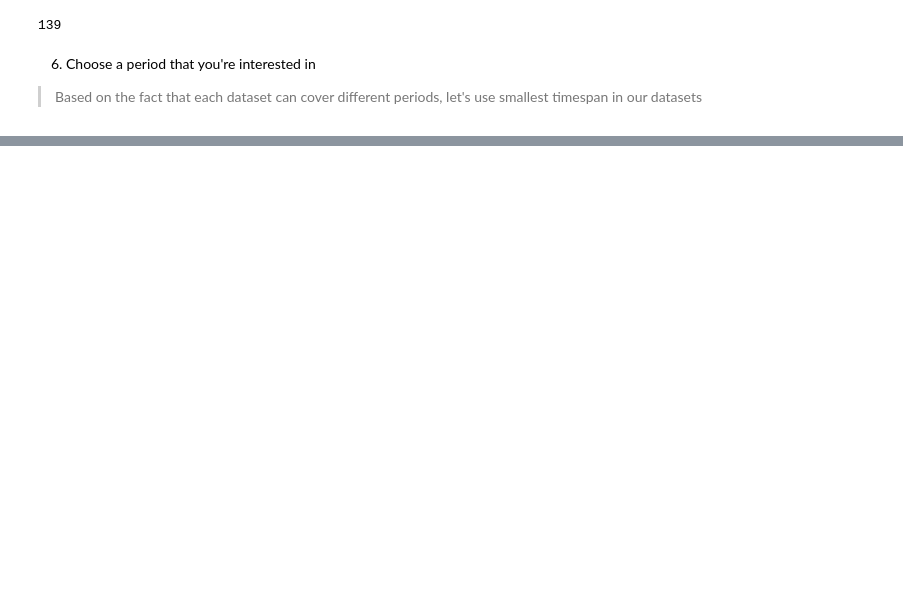
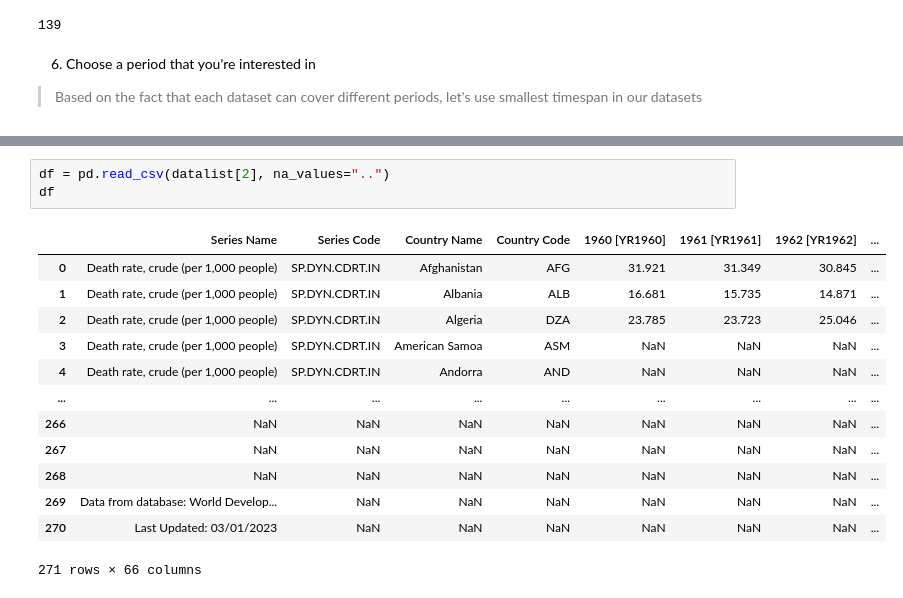
Before and after one commit to BaakhOfficial/Suicide-Rate-Analysis, a Jupyter notebook: Python/WHO_data_prep.ipynb, the cells around one changed output, grey strips where cells are left out. Cells and saved outputs as stored; diff of their text form; blank space fills up the shorter version.

```diff
--- a/Python/WHO_data_prep.ipynb
+++ b/Python/WHO_data_prep.ipynb
@@ -136,0 +365,17 @@ We will use period, based on the last dataset. `2000-2018`
+# %%
+df = pd.read_csv(datalist[2], na_values="..")
+df
+# %% [output]
+|  | Series Name | Series Code | Country Name | Country Code | 1960 [YR1960] | 1961 [YR1961] | 1962 [YR1962] | ... |
+| 0 | Death rate, crude (per 1,000 people) | SP.DYN.CDRT.IN | Afghanistan | AFG | 31.921 | 31.349 | 30.845 | ... |
+| 1 | Death rate, crude (per 1,000 people) | SP.DYN.CDRT.IN | Albania | ALB | 16.681 | 15.735 | 14.871 | ... |
+| 2 | Death rate, crude (per 1,000 people) | SP.DYN.CDRT.IN | Algeria | DZA | 23.785 | 23.723 | 25.046 | ... |
+| 3 | Death rate, crude (per 1,000 people) | SP.DYN.CDRT.IN | American Samoa | ASM | NaN | NaN | NaN | ... |
+| 4 | Death rate, crude (per 1,000 people) | SP.DYN.CDRT.IN | Andorra | AND | NaN | NaN | NaN | ... |
+| ... | ... | ... | ... | ... | ... | ... | ... | ... |
+| 266 | NaN | NaN | NaN | NaN | NaN | NaN | NaN | ... |
+| 267 | NaN | NaN | NaN | NaN | NaN | NaN | NaN | ... |
+| 268 | NaN | NaN | NaN | NaN | NaN | NaN | NaN | ... |
+| 269 | Data from database: World Develop... | NaN | NaN | NaN | NaN | NaN | NaN | ... |
+| 270 | Last Updated: 03/01/2023 | NaN | NaN | NaN | NaN | NaN | NaN | ... |
+271 rows × 66 columns
```
Also changed, not shown: parts of 29 cells of this notebook.
